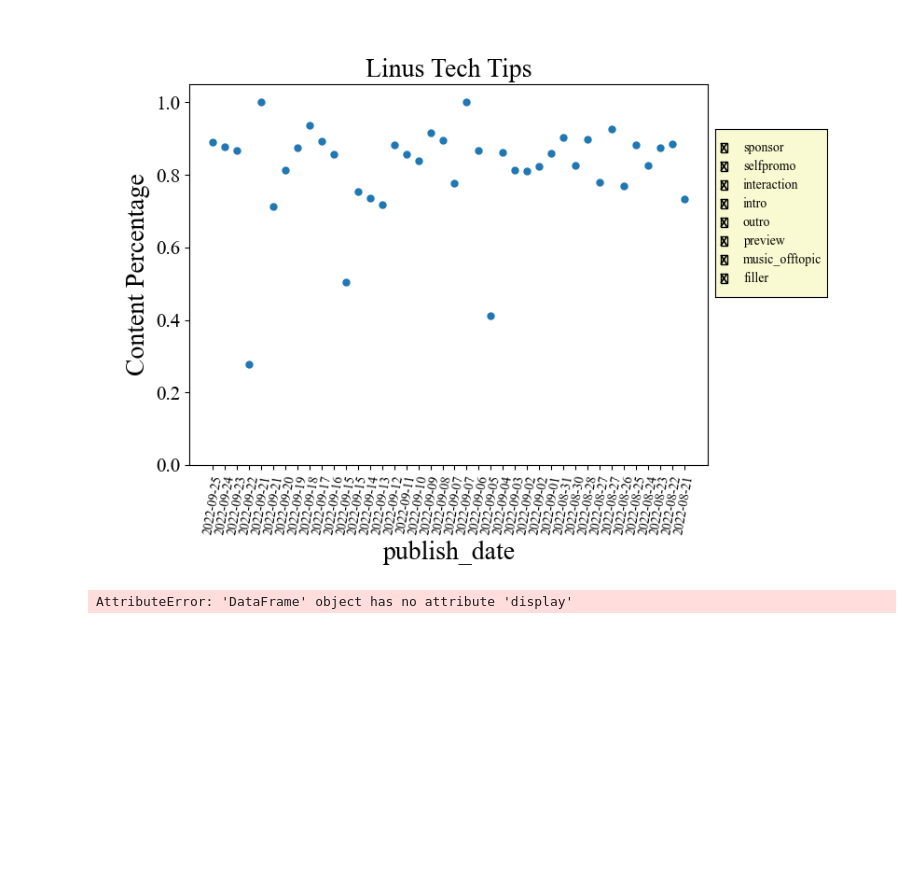
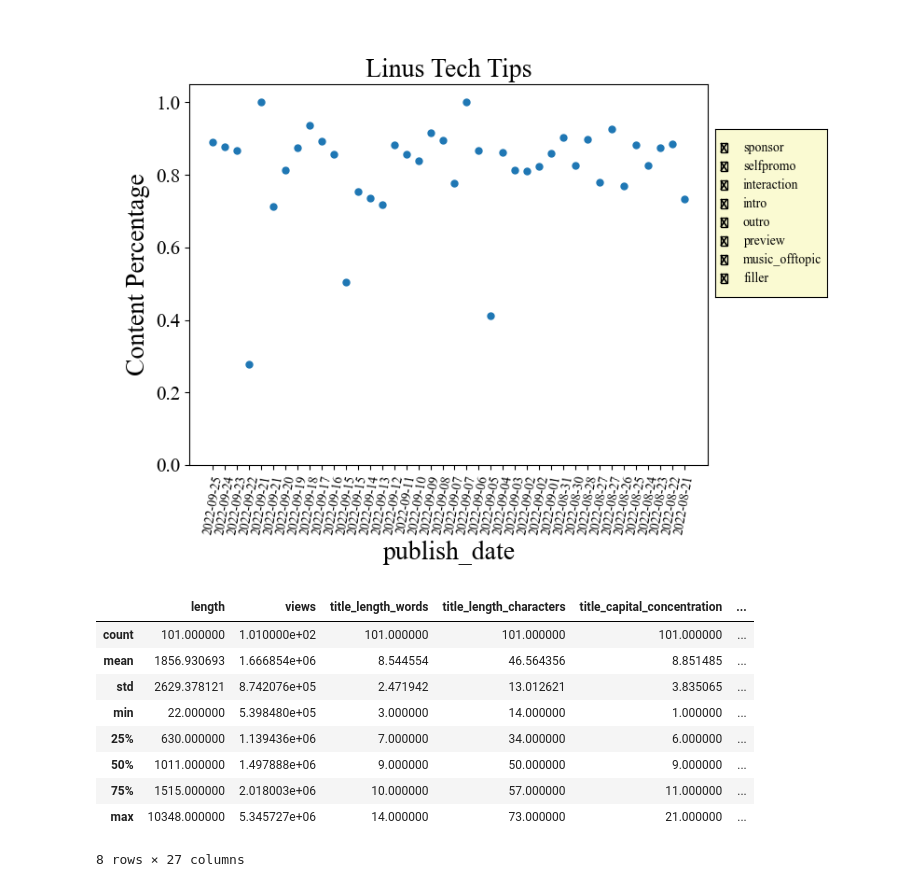
Before and after one commit to CharlesCardot/SponsorBlockStats, a Jupyter notebook: SponsorBlockStats.ipynb, the cells around one changed output. Cells and saved outputs as stored; diff of their text form; code cells hidden in the pictures; blank space fills up the shorter version.

```diff
--- a/SponsorBlockStats.ipynb
+++ b/SponsorBlockStats.ipynb
@@ -204,6 +186,15 @@ plotting.make_channel_plot(processed_data_df, x_axis="publish_date", plot_type="
 # %% [output]
 [figure]
 # %%
-processed_data_df.display()
+processed_data_df.describe()
 # %% [output]
+|  | length | views | title_length_words | title_length_characters | title_capital_concentration | ... |
+| count | 101.000000 | 1.010000e+02 | 101.000000 | 101.000000 | 101.000000 | ... |
+| mean | 1856.930693 | 1.666854e+06 | 8.544554 | 46.564356 | 8.851485 | ... |
+| std | 2629.378121 | 8.742076e+05 | 2.471942 | 13.012621 | 3.835065 | ... |
+| min | 22.000000 | 5.398480e+05 | 3.000000 | 14.000000 | 1.000000 | ... |
+| 25% | 630.000000 | 1.139436e+06 | 7.000000 | 34.000000 | 6.000000 | ... |
+| 50% | 1011.000000 | 1.497888e+06 | 9.000000 | 50.000000 | 9.000000 | ... |
+| 75% | 1515.000000 | 2.018003e+06 | 10.000000 | 57.000000 | 11.000000 | ... |
+| max | 10348.000000 | 5.345727e+06 | 14.000000 | 73.000000 | 21.000000 | ... |
-AttributeError: 'DataFrame' object has no attribute 'display'
+8 rows × 27 columns
```
Also changed, not shown: parts of 4 cells of this notebook, 7 other files.
